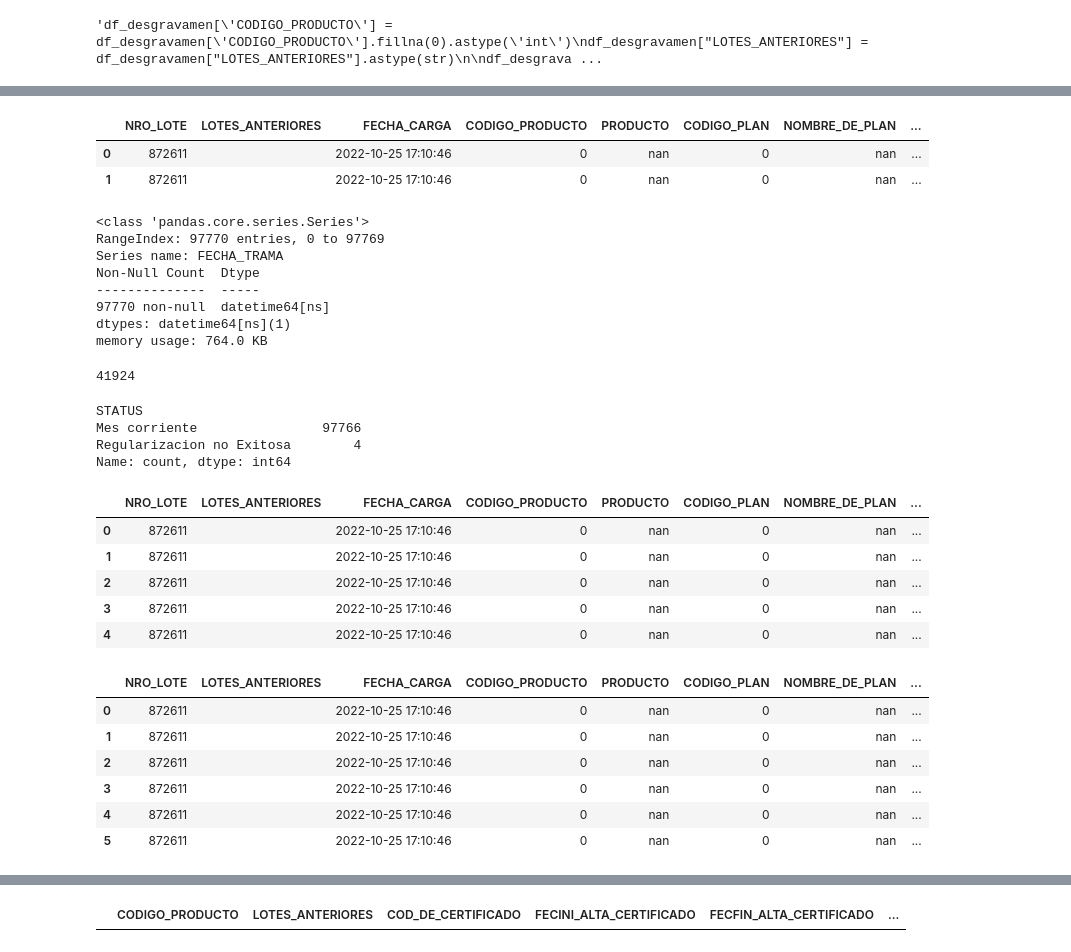
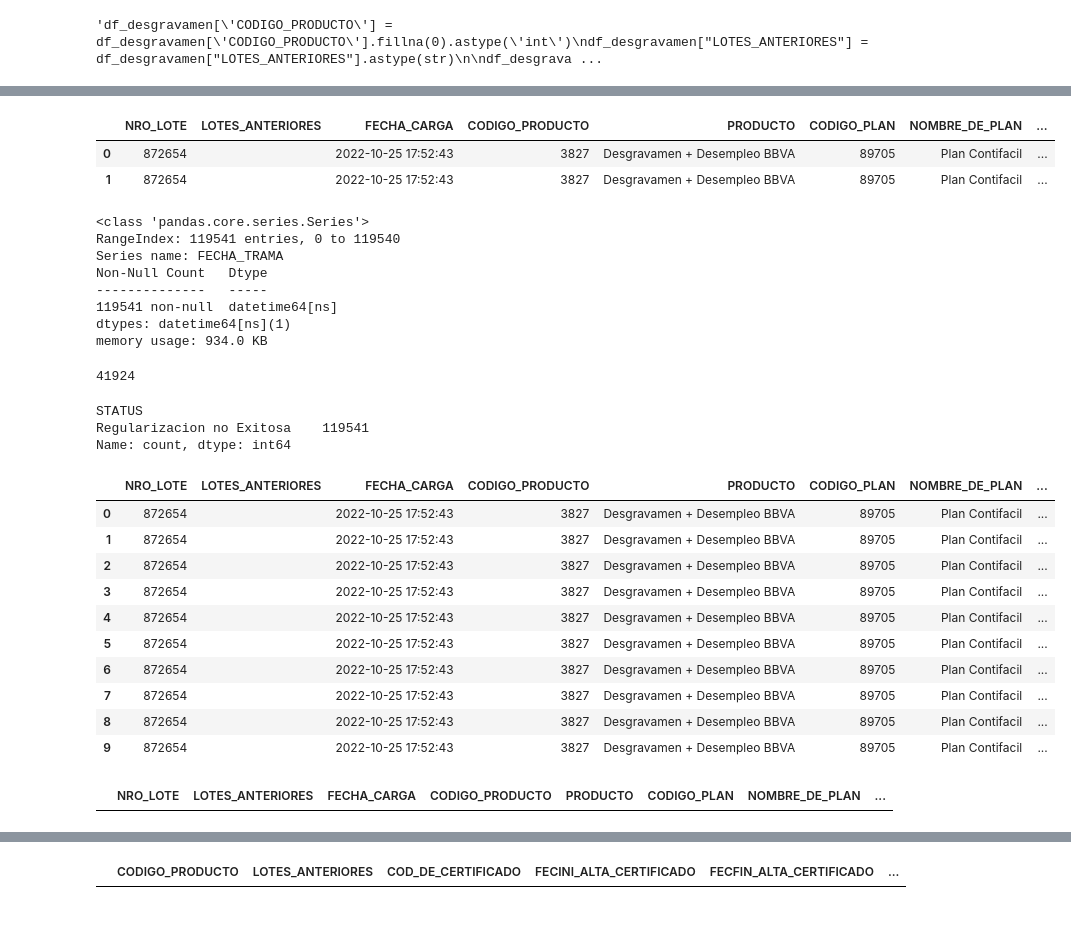
Before and after one commit to nelvinvelazco/PROYECTO-RIMAC, a Jupyter notebook: ETL_desgravamen_prestamos.ipynb, the cells around one changed output, grey strips where cells are left out. Cells and saved outputs as stored; diff of their text form; code cells hidden in the pictures; blank space fills up the shorter version.

Commit message:
ELT a archivos actualizados de desgravamen prestamos

```diff
--- a/ETL_desgravamen_prestamos.ipynb
+++ b/ETL_desgravamen_prestamos.ipynb
@@ -33,7 +33,7 @@ memory usage: 2.2+ KB
 #df_errores.to_excel('c:/data/tabla_errores.xlsx', index=False)
 # %%
 # Se carga el dataset en excel de Accidentes mortales
-df_desgravamen= pd.read_excel('C:/data/Reporte de errores/446 - Desgravamen - 02.xlsx', sheet_name='Sheet1',
+df_desgravamen= pd.read_excel('C:/data/Reporte de errores/446 - Desgravamen - 03.xlsx', sheet_name='Sheet1',
                               dtype={'COD DE CERTIFICADO': str, 'DESCRIPCION ERROR': str, 'IDELOTE': str, 'CODIGO ERROR': str})
 # %%
 df_desgravamen.head(2)
@@ -49,4 +49,4 @@ df_desgravamen.columns = (
     .str.replace(r'[^A-Za-z0-9]', '_', regex=True)  # reemplazar todo lo que no sea letra/número/_ por _
 )
 # %%
-df_desgravamen.drop(['IDELOTE','IDEDET_1'], axis=1, inplace=True)
+df_desgravamen.drop(['IDELOTE','IDEDET_1','DESCRIPCION_ERROR'], axis=1, inplace=True)
@@ -108,7 +96,9 @@ Name: count, dtype: int64
 #df_desgravamen= df_desgravamen.fillna({'LOTES_ANTERIORES':'', 'SUMA_ASEGURADA':0, 'TASA':0, 'PRIMABRUTACAN':0, 'PRIMANETACAN':0,
  #                                      'MONEDA': 'SIN DATO'})
 # %%
-df_desgravamen= df_desgravamen.fillna({'LOTES_ANTERIORES':''})
+df_desgravamen= df_desgravamen.fillna({'LOTES_ANTERIORES':'', 'MONEDA': 'SIN DATO', 'ORIGEN_ERROR': 'SIN DATO', 'TIPDOCUMENTO':'SIN DATO'})
+df_desgravamen.loc[df_desgravamen['MONEDA'] == 'nan', 'MONEDA'] = 'SIN DATO'
+df_desgravamen.loc[df_desgravamen['ORIGEN_ERROR'] == 'nan', 'ORIGEN_ERROR'] = 'SIN DATO'
 # %%
 df_desgravamen["LOTES_ANTERIORES"] = df_desgravamen["LOTES_ANTERIORES"].astype(str)
 df_desgravamen['FECHA_CARGA'] = pd.to_datetime(df_desgravamen['FECHA_CARGA'], errors='coerce')
@@ -123,17 +113,18 @@ df_desgravamen["TIPO_MOVIMIENTO"] = df_desgravamen["TIPO_MOVIMIENTO"].astype(str
 df_desgravamen['FEC__INICIO'] = pd.to_datetime(df_desgravamen['FEC__INICIO'], format='%d/%m/%Y', errors='coerce')
 df_desgravamen['FEC__FIN'] = pd.to_datetime(df_desgravamen['FEC__FIN'], format='%d/%m/%Y', errors='coerce')
 df_desgravamen['MONEDA'] = df_desgravamen['MONEDA'].astype(str)
+df_desgravamen['TASA_RECARGO'] = pd.to_numeric(df_desgravamen['TASA_RECARGO'], errors='coerce')
 df_desgravamen['NOMCOMPLETO'] = df_desgravamen['NOMCOMPLETO'].astype(str)
 df_desgravamen['APEPATERNO'] = df_desgravamen['APEPATERNO'].astype(str)
 df_desgravamen['APEMATERNO'] = df_desgravamen['APEMATERNO'].astype(str)
 df_desgravamen['FECNACIMIENTO'] = df_desgravamen['FECNACIMIENTO'].astype(str)
-df_desgravamen['FECNACIMIENTO'] = pd.to_datetime(df_desgravamen['FECNACIMIENTO'], errors='coerce').dt.date
+df_desgravamen['FECNACIMIENTO'] = pd.to_datetime(df_desgravamen['FECNACIMIENTO'], errors='coerce')
+df_desgravamen["TIPDOCUMENTO"] = df_desgravamen["TIPDOCUMENTO"].astype(str)
 df_desgravamen['NUMDOCUMENTO'] = df_desgravamen['NUMDOCUMENTO'].astype(str)
 df_desgravamen['NOMBRE_DE_ARCHIVO'] = df_desgravamen['NOMBRE_DE_ARCHIVO'].astype(str)
 df_desgravamen['LINEA_TRAMA'] = df_desgravamen['LINEA_TRAMA'].astype(str)
 df_desgravamen['ORIGEN_ERROR'] = df_desgravamen['ORIGEN_ERROR'].astype(str)
-#df_desgravamen['CODIGO_ERROR'] = df_desgravamen['CODIGO_ERROR'].astype(str)
-df_desgravamen['DESCRIPCION_ERROR'] = df_desgravamen['DESCRIPCION_ERROR'].astype(str)
+df_desgravamen['CODIGO_ERROR'] = df_desgravamen['CODIGO_ERROR'].apply(lambda x: str(int(x)).zfill(4) if pd.notnull(x) else np.nan)
 # %%
 df_desgravamen.info()
 # %% [output]
@@ -242,19 +251,19 @@ df_desgravamen['FECHA_TRAMA'] = df_desgravamen['NOMBRE_DE_ARCHIVO'].apply(extrae
 df_desgravamen.head(2)
 # %% [output]
 |  | NRO_LOTE | LOTES_ANTERIORES | FECHA_CARGA | CODIGO_PRODUCTO | PRODUCTO | CODIGO_PLAN | NOMBRE_DE_PLAN | ... |
-| 0 | 872611 |  | 2022-10-25 17:10:46 | 0 | nan | 0 | nan | ... |
-| 1 | 872611 |  | 2022-10-25 17:10:46 | 0 | nan | 0 | nan | ... |
+| 0 | 872654 |  | 2022-10-25 17:52:43 | 3827 | Desgravamen + Desempleo BBVA | 89705 | Plan Contifacil | ... |
+| 1 | 872654 |  | 2022-10-25 17:52:43 | 3827 | Desgravamen + Desempleo BBVA | 89705 | Plan Contifacil | ... |
 # %%
 df_desgravamen['FECHA_TRAMA'].info()
 # %% [output]
 <class 'pandas.core.series.Series'>
-RangeIndex: 97770 entries, 0 to 97769
+RangeIndex: 119541 entries, 0 to 119540
 Series name: FECHA_TRAMA
-Non-Null Count  Dtype
---------------  -----
-97770 non-null  datetime64[ns]
+Non-Null Count   Dtype
+--------------   -----
+119541 non-null  datetime64[ns]
 dtypes: datetime64[ns](1)
-memory usage: 764.0 KB
+memory usage: 934.0 KB
 # %%
 df_desgravamen['FECHA_TRAMA']= pd.to_datetime(df_desgravamen['FECHA_TRAMA'], errors='coerce')
 # %%
@@ -286,28 +295,26 @@ df_desgravamen['STATUS']= df_desgravamen.apply(clasificar, axis=1)
 df_desgravamen['STATUS'].value_counts()
 # %% [output]
 STATUS
-Mes corriente                97766
-Regularizacion no Exitosa        4
+Regularizacion no Exitosa    119541
 Name: count, dtype: int64
 # %%
-df_desgravamen.head(5)
+df_desgravamen.head(10)
 # %% [output]
 |  | NRO_LOTE | LOTES_ANTERIORES | FECHA_CARGA | CODIGO_PRODUCTO | PRODUCTO | CODIGO_PLAN | NOMBRE_DE_PLAN | ... |
-| 0 | 872611 |  | 2022-10-25 17:10:46 | 0 | nan | 0 | nan | ... |
-| 1 | 872611 |  | 2022-10-25 17:10:46 | 0 | nan | 0 | nan | ... |
-| 2 | 872611 |  | 2022-10-25 17:10:46 | 0 | nan | 0 | nan | ... |
-| 3 | 872611 |  | 2022-10-25 17:10:46 | 0 | nan | 0 | nan | ... |
-| 4 | 872611 |  | 2022-10-25 17:10:46 | 0 | nan | 0 | nan | ... |
+| 0 | 872654 |  | 2022-10-25 17:52:43 | 3827 | Desgravamen + Desempleo BBVA | 89705 | Plan Contifacil | ... |
+| 1 | 872654 |  | 2022-10-25 17:52:43 | 3827 | Desgravamen + Desempleo BBVA | 89705 | Plan Contifacil | ... |
+| 2 | 872654 |  | 2022-10-25 17:52:43 | 3827 | Desgravamen + Desempleo BBVA | 89705 | Plan Contifacil | ... |
+| 3 | 872654 |  | 2022-10-25 17:52:43 | 3827 | Desgravamen + Desempleo BBVA | 89705 | Plan Contifacil | ... |
+| 4 | 872654 |  | 2022-10-25 17:52:43 | 3827 | Desgravamen + Desempleo BBVA | 89705 | Plan Contifacil | ... |
+| 5 | 872654 |  | 2022-10-25 17:52:43 | 3827 | Desgravamen + Desempleo BBVA | 89705 | Plan Contifacil | ... |
+| 6 | 872654 |  | 2022-10-25 17:52:43 | 3827 | Desgravamen + Desempleo BBVA | 89705 | Plan Contifacil | ... |
+| 7 | 872654 |  | 2022-10-25 17:52:43 | 3827 | Desgravamen + Desempleo BBVA | 89705 | Plan Contifacil | ... |
+| 8 | 872654 |  | 2022-10-25 17:52:43 | 3827 | Desgravamen + Desempleo BBVA | 89705 | Plan Contifacil | ... |
+| 9 | 872654 |  | 2022-10-25 17:52:43 | 3827 | Desgravamen + Desempleo BBVA | 89705 | Plan Contifacil | ... |
 # %%
 df_desgravamen[df_desgravamen['STATUS']=='Mes corriente'].head(6)
 # %% [output]
 |  | NRO_LOTE | LOTES_ANTERIORES | FECHA_CARGA | CODIGO_PRODUCTO | PRODUCTO | CODIGO_PLAN | NOMBRE_DE_PLAN | ... |
-| 0 | 872611 |  | 2022-10-25 17:10:46 | 0 | nan | 0 | nan | ... |
-| 1 | 872611 |  | 2022-10-25 17:10:46 | 0 | nan | 0 | nan | ... |
-| 2 | 872611 |  | 2022-10-25 17:10:46 | 0 | nan | 0 | nan | ... |
-| 3 | 872611 |  | 2022-10-25 17:10:46 | 0 | nan | 0 | nan | ... |
-| 4 | 872611 |  | 2022-10-25 17:10:46 | 0 | nan | 0 | nan | ... |
-| 5 | 872611 |  | 2022-10-25 17:10:46 | 0 | nan | 0 | nan | ... |
 # %%
 df_errores['CODIGO_ERROR'].value_counts()
 # %% [output]
```
Also changed, not shown: parts of 28 cells of this notebook.
